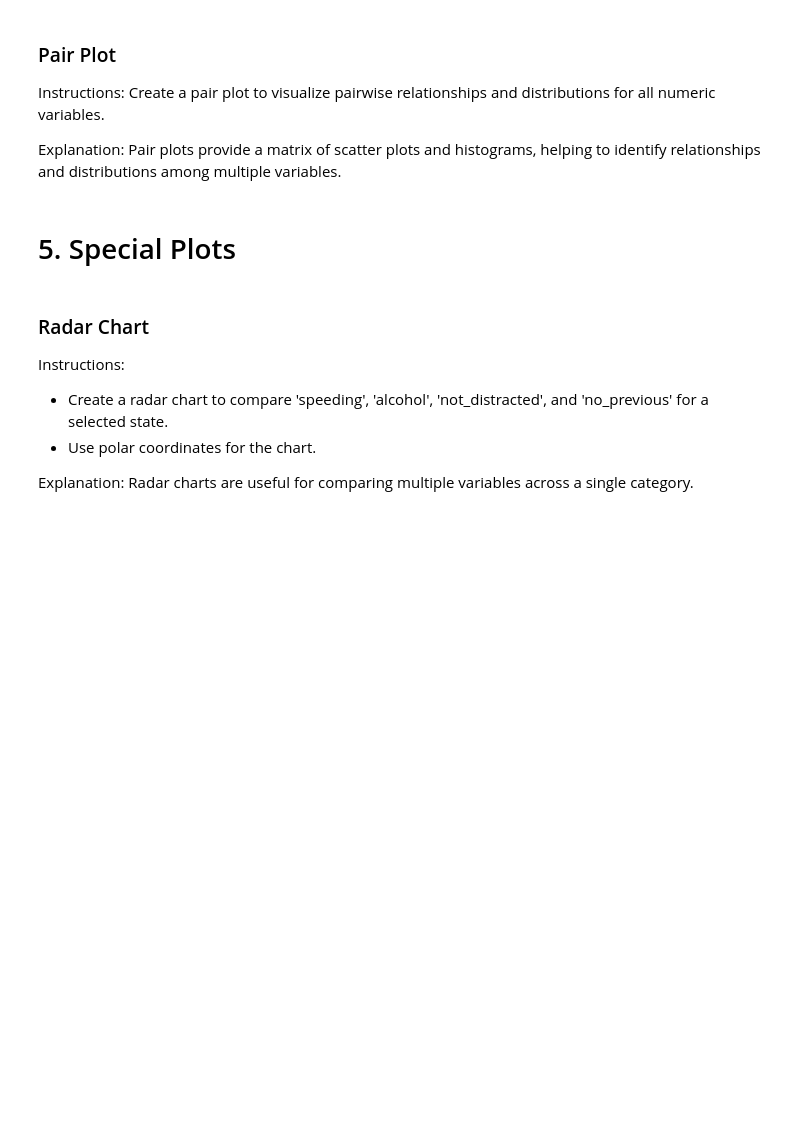
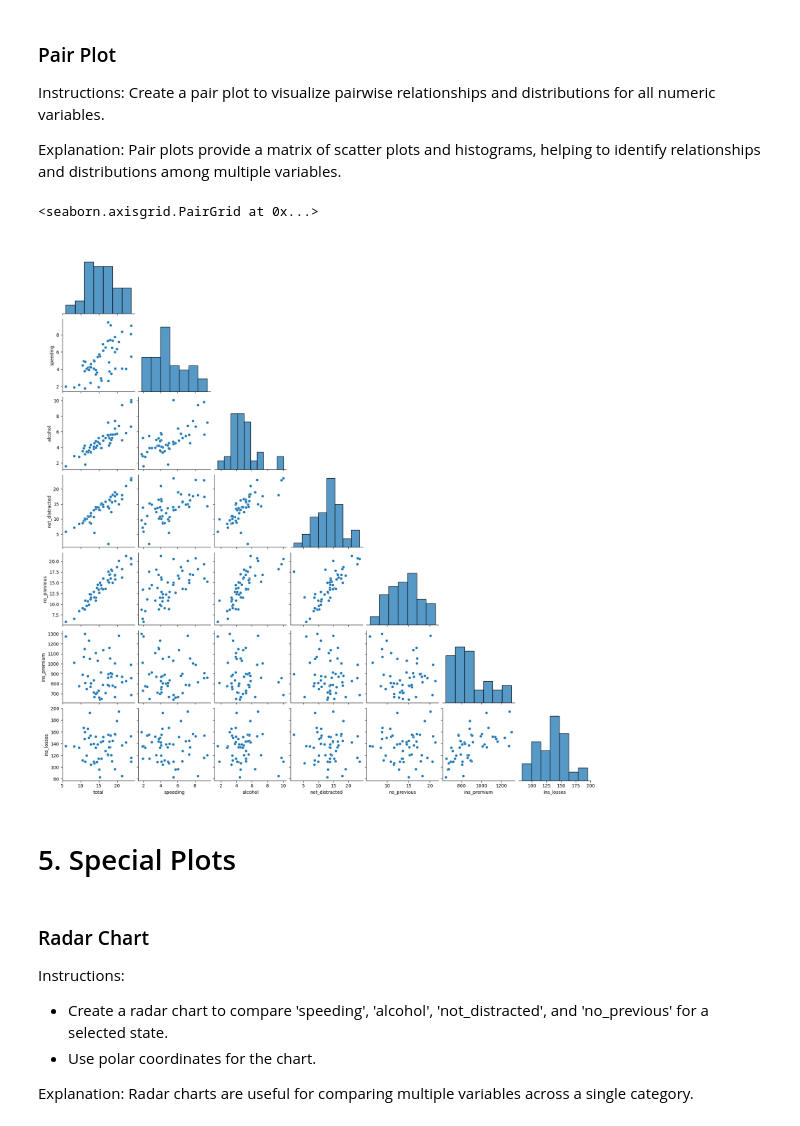
Before and after one commit to Ziyad501/T5, a Jupyter notebook: Assignment/Data_Visualization_Tutorial.ipynb, the cells around one changed output. Drawn from its saved outputs; the diff is of its cells as text; code cells hidden in the pictures; blank space fills up the shorter version.

```diff
--- a/Assignment/Data_Visualization_Tutorial.ipynb
+++ b/Assignment/Data_Visualization_Tutorial.ipynb
@@ -148,6 +173,10 @@ Pair plots provide a matrix of scatter plots and histograms, helping to identify
 # %%
 # Create a pair plot to visualize pairwise relationships and distributions for all numeric variables.
 # write your code here
+sns.pairplot(df,corner=True)
+# %% [output]
+<seaborn.axisgrid.PairGrid at 0x...>
+[figure, added]
 # %% [markdown]
 # 5. Special Plots
 # %% [markdown]
```
Also changed, not shown: parts of 7 cells of this notebook, 6 other files.
